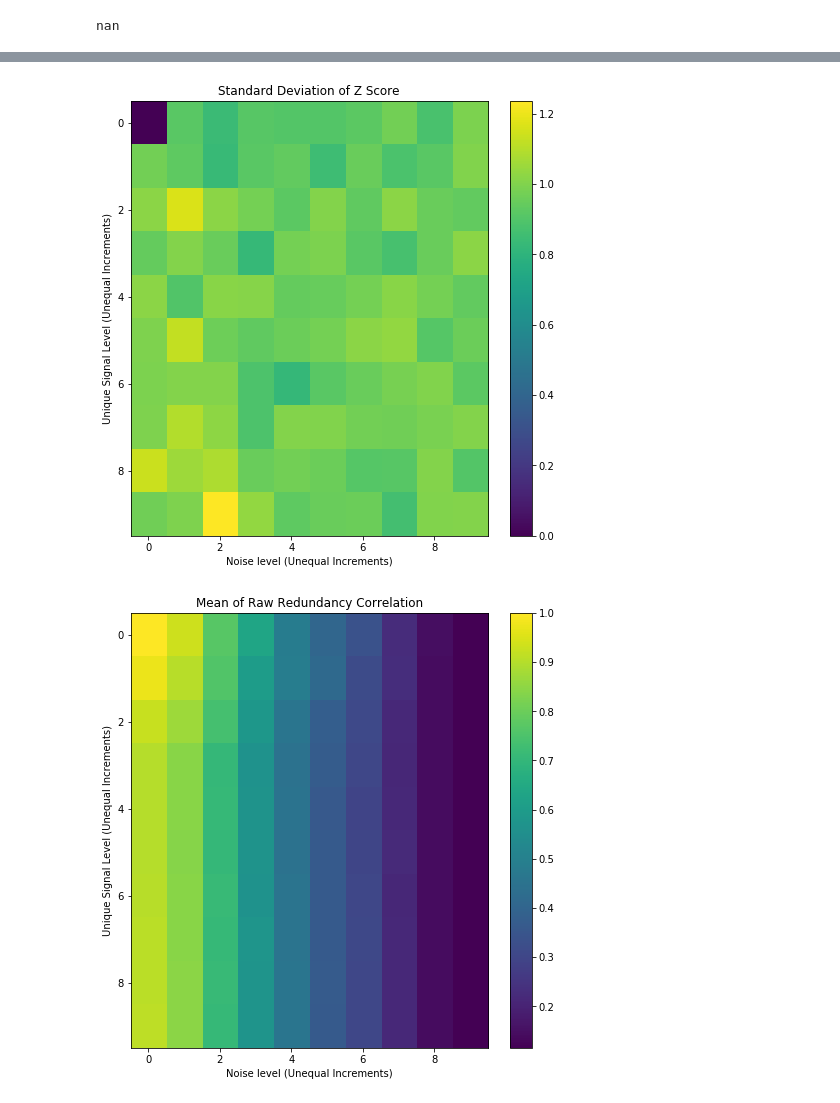
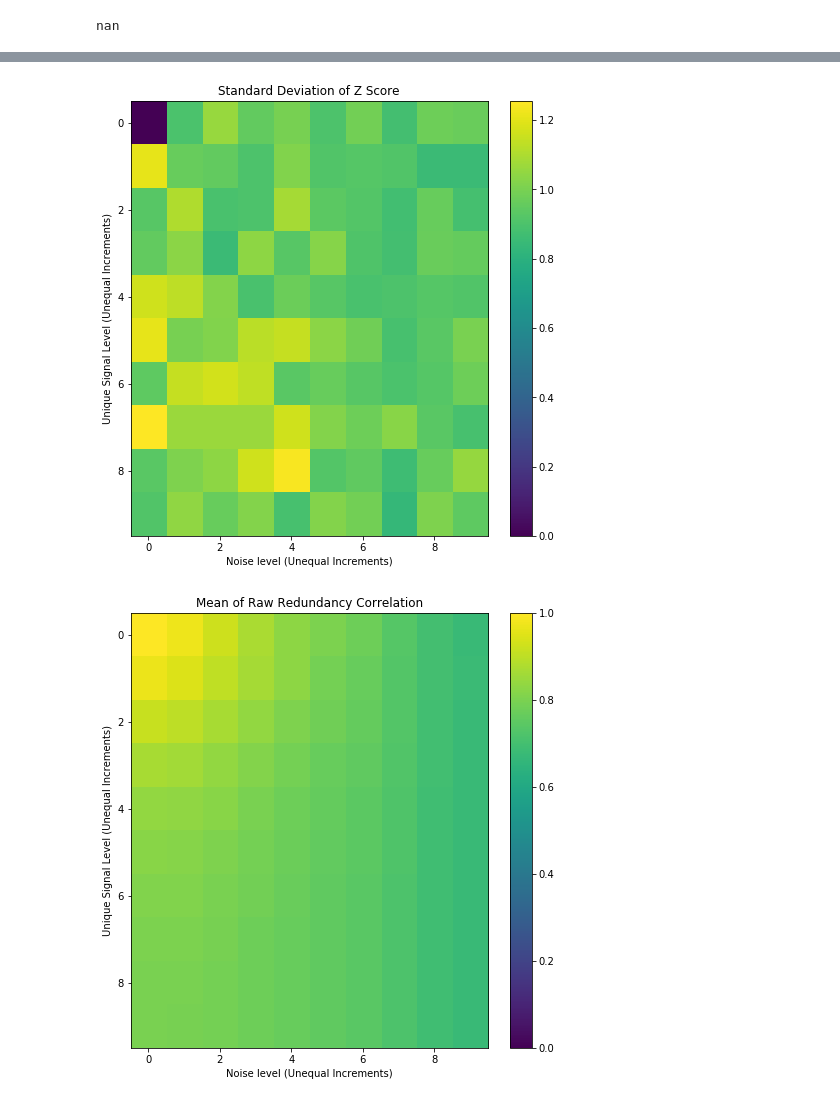
Before and after one commit to dannyjacobs/asu_hera, a Jupyter notebook: redundancy_analysis/reds_simulation_correlation_exploration.ipynb, the cells around one changed output, grey strips where cells are left out. Saved outputs shown, nothing was run; the diff lists cells and outputs as text; code cells hidden in the pictures.

Commit message:
Updated progress on examining the potential of James' proposed redundancy correlation metric

```diff
--- a/redundancy_analysis/reds_simulation_correlation_exploration.ipynb
+++ b/redundancy_analysis/reds_simulation_correlation_exploration.ipynb
@@ -254,0 +192,10 @@ def generate_random_data(i_width,n_width):
+# %%
+
+ants = uv.antenna_numbers
+
+ant_delay = {}
+
+for i in ants:
+
+    ant_delay[i] = np.random.normal(0,2e-7)
+    #ant_delay[i] = np.random.randint(10)
@@ -325,14 +503,16 @@ i_vals = [0,0.25,0.5,0.75,1.0,1.25,1.5,2.,3.,4.]
 
 npar = 5.89945508026
 
-n_vals = [0,npar/4.,npar/2.,3*npar/4.,npar,5*npar/4.,3*npar/2.,2*npar,3*npar,4*npar]
+#n_vals = [0,npar/4.,npar/2.,3*npar/4.,npar,5*npar/4.,3*npar/2.,2*npar,3*npar,4*npar]
+
+x_vals = [0,0.25,0.5,0.75,1.0,1.25,1.5,2.,3.,4.]
 # %%
 
 for i in range(10):
 
     for j in range(10):
 
-        input_array[i][j] = (i_vals[i],n_vals[j])
+        input_array[i][j] = (i_vals[i],x_vals[j])
 # %%
 print input_array
 # %% [output]
@@ -345,10 +544,10 @@ print input_array
 # %%
 
-data = np.load('holder_array_mkIII.npz')
+data = np.load('holder_array_mkjames.npz')
 
 holder_array = data['arr_0']
 
-#holder_array = holder_array_mkIII
+#holder_array = holder_array_james_comp
 # %%
 print holder_array
 # %% [output]
@@ -474,18 +673,19 @@ plt.ylabel('Unique Signal Level (Unequal Increments)')
 plt.colorbar()
 plt.show()
 # %% [output]
-[figure, old version]
+[figure, new version]
 # %%
 
 plt.figure(figsize=(8,8))
-plt.imshow(array_3,aspect='auto')
+#plt.imshow(array_3,aspect='auto')
+plt.imshow(array_3,aspect='auto',vmax = 1, vmin = 0)
 plt.title('Mean of Raw Redundancy Correlation')
 plt.xlabel('Noise level (Unequal Increments)')
 plt.ylabel('Unique Signal Level (Unequal Increments)')
 plt.colorbar()
 plt.show()
 # %% [output]
-[figure, old version]
+[figure, new version]
 # %%
 
 plt.figure(figsize=(8,8))
```
Also changed, not shown: parts of 28 cells of this notebook, 5 other files.
